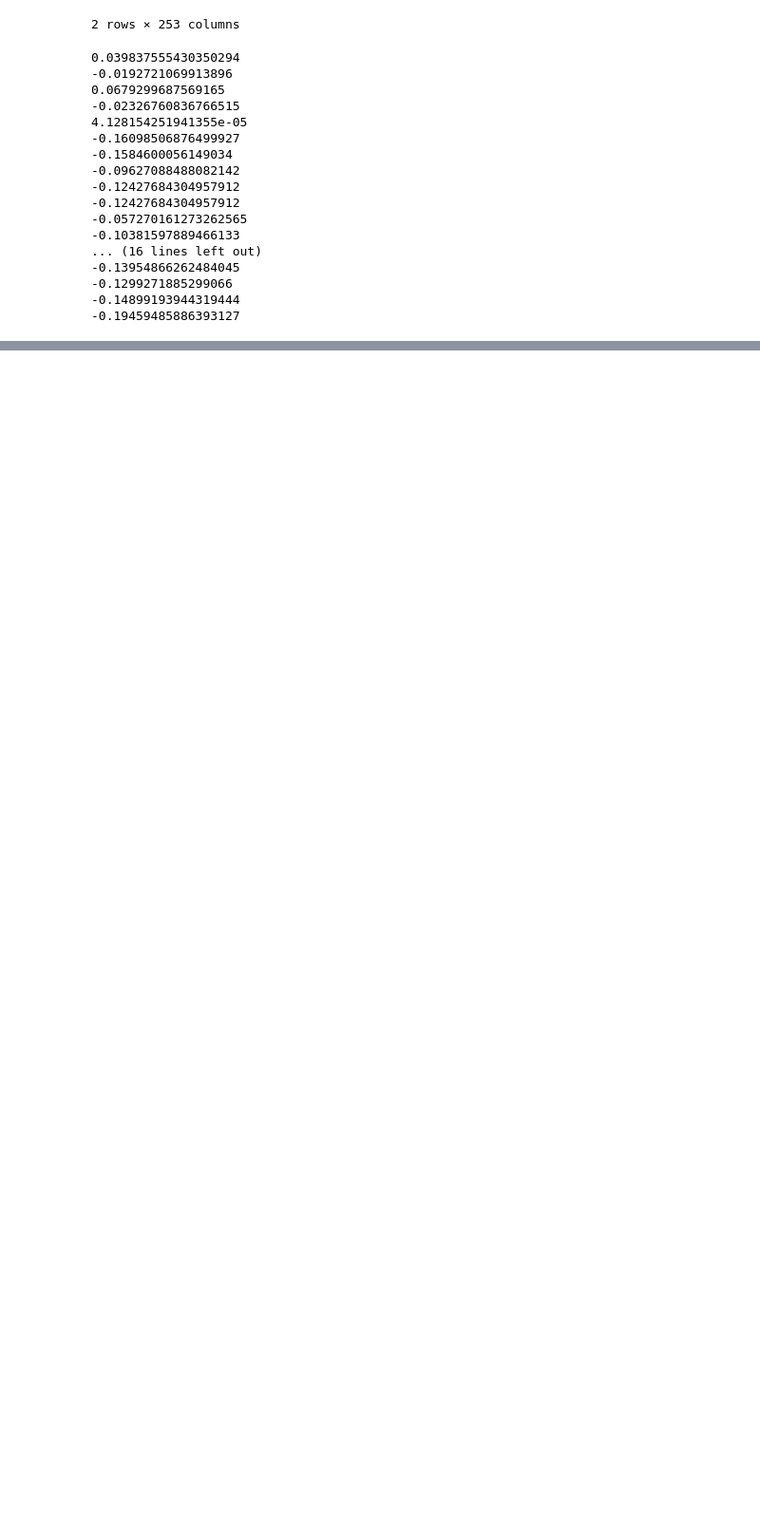
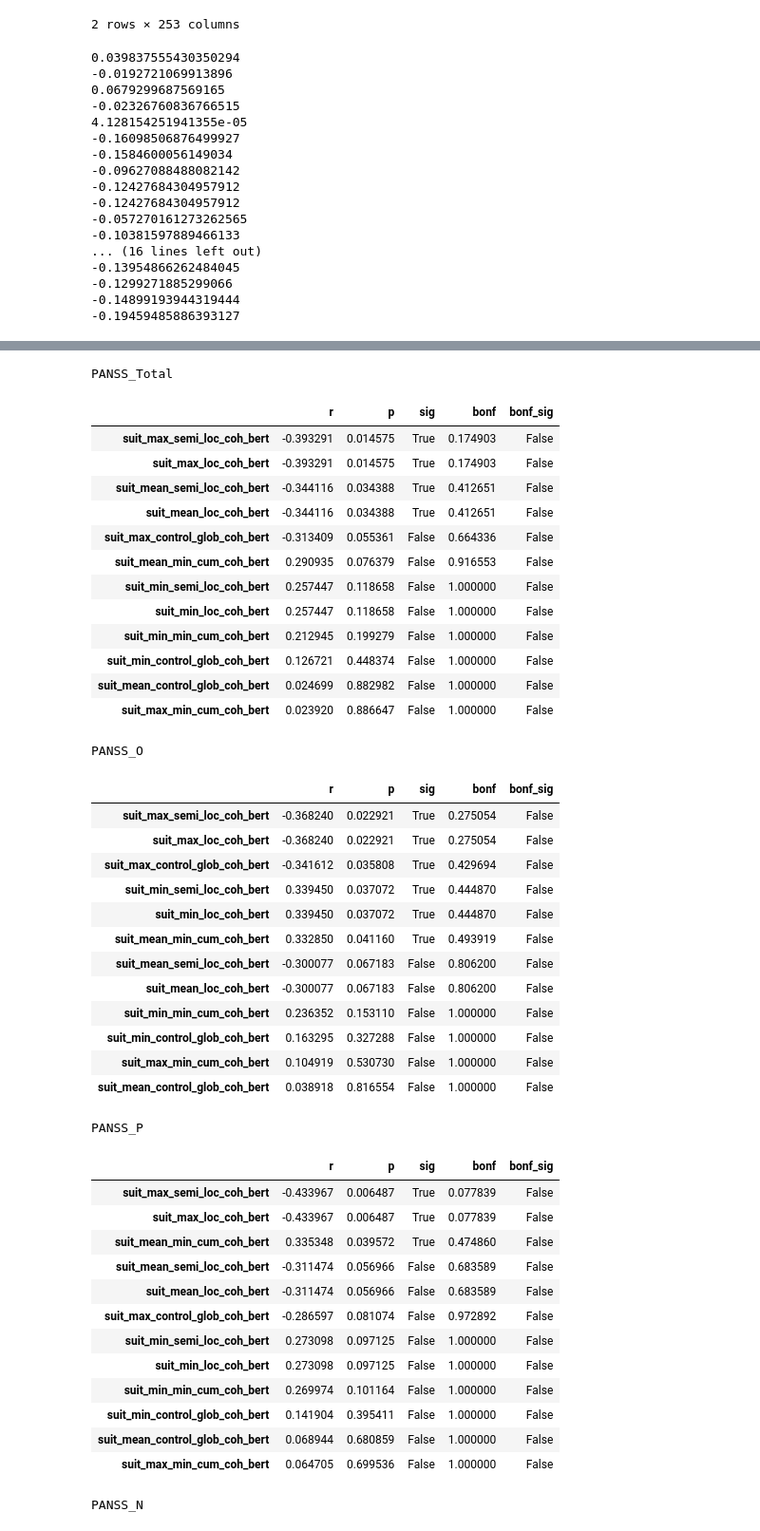
Before and after one commit to flying-bear/modeling_schizo, a Jupyter notebook: Apply_metrics.ipynb, the cells around one changed output, grey strips where cells are left out. Shown at 95% size. Drawn from its saved outputs; the diff is of its cells as text; code cells hidden in the pictures; blank space fills up the shorter version.

```diff
--- a/Apply_metrics.ipynb
+++ b/Apply_metrics.ipynb
@@ -375,0 +563,48 @@ with open('/content/drive/My Drive/studies/HSE/science/Schizophrenia_private/Sch
+# %%
+for psych in corr_test:
+  print(psych)
+  display(display_test(with_meta, bert_suit, psych, stats.spearmanr, stat_name='r'))
+# %% [output]
+PANSS_Total
+|  | r | p | sig | bonf | bonf_sig |
+| suit_max_semi_loc_coh_bert | -0.393291 | 0.014575 | True | 0.174903 | False |
+| suit_max_loc_coh_bert | -0.393291 | 0.014575 | True | 0.174903 | False |
+| suit_mean_semi_loc_coh_bert | -0.344116 | 0.034388 | True | 0.412651 | False |
+| suit_mean_loc_coh_bert | -0.344116 | 0.034388 | True | 0.412651 | False |
+| suit_max_control_glob_coh_bert | -0.313409 | 0.055361 | False | 0.664336 | False |
+| suit_mean_min_cum_coh_bert | 0.290935 | 0.076379 | False | 0.916553 | False |
+| suit_min_semi_loc_coh_bert | 0.257447 | 0.118658 | False | 1.000000 | False |
+| suit_min_loc_coh_bert | 0.257447 | 0.118658 | False | 1.000000 | False |
+| suit_min_min_cum_coh_bert | 0.212945 | 0.199279 | False | 1.000000 | False |
+| suit_min_control_glob_coh_bert | 0.126721 | 0.448374 | False | 1.000000 | False |
+| suit_mean_control_glob_coh_bert | 0.024699 | 0.882982 | False | 1.000000 | False |
+| suit_max_min_cum_coh_bert | 0.023920 | 0.886647 | False | 1.000000 | False |
+PANSS_O
+|  | r | p | sig | bonf | bonf_sig |
+| suit_max_semi_loc_coh_bert | -0.368240 | 0.022921 | True | 0.275054 | False |
+| suit_max_loc_coh_bert | -0.368240 | 0.022921 | True | 0.275054 | False |
+| suit_max_control_glob_coh_bert | -0.341612 | 0.035808 | True | 0.429694 | False |
+| suit_min_semi_loc_coh_bert | 0.339450 | 0.037072 | True | 0.444870 | False |
+| suit_min_loc_coh_bert | 0.339450 | 0.037072 | True | 0.444870 | False |
+| suit_mean_min_cum_coh_bert | 0.332850 | 0.041160 | True | 0.493919 | False |
+| suit_mean_semi_loc_coh_bert | -0.300077 | 0.067183 | False | 0.806200 | False |
+| suit_mean_loc_coh_bert | -0.300077 | 0.067183 | False | 0.806200 | False |
+| suit_min_min_cum_coh_bert | 0.236352 | 0.153110 | False | 1.000000 | False |
+| suit_min_control_glob_coh_bert | 0.163295 | 0.327288 | False | 1.000000 | False |
+| suit_max_min_cum_coh_bert | 0.104919 | 0.530730 | False | 1.000000 | False |
+| suit_mean_control_glob_coh_bert | 0.038918 | 0.816554 | False | 1.000000 | False |
+PANSS_P
+|  | r | p | sig | bonf | bonf_sig |
+| suit_max_semi_loc_coh_bert | -0.433967 | 0.006487 | True | 0.077839 | False |
+| suit_max_loc_coh_bert | -0.433967 | 0.006487 | True | 0.077839 | False |
+| suit_mean_min_cum_coh_bert | 0.335348 | 0.039572 | True | 0.474860 | False |
+| suit_mean_semi_loc_coh_bert | -0.311474 | 0.056966 | False | 0.683589 | False |
+| suit_mean_loc_coh_bert | -0.311474 | 0.056966 | False | 0.683589 | False |
+| suit_max_control_glob_coh_bert | -0.286597 | 0.081074 | False | 0.972892 | False |
+| suit_min_semi_loc_coh_bert | 0.273098 | 0.097125 | False | 1.000000 | False |
+| suit_min_loc_coh_bert | 0.273098 | 0.097125 | False | 1.000000 | False |
+| suit_min_min_cum_coh_bert | 0.269974 | 0.101164 | False | 1.000000 | False |
+| suit_min_control_glob_coh_bert | 0.141904 | 0.395411 | False | 1.000000 | False |
+| suit_mean_control_glob_coh_bert | 0.068944 | 0.680859 | False | 1.000000 | False |
+| suit_max_min_cum_coh_bert | 0.064705 | 0.699536 | False | 1.000000 | False |
+PANSS_N
```
Also changed, not shown: parts of 13 cells of this notebook.
